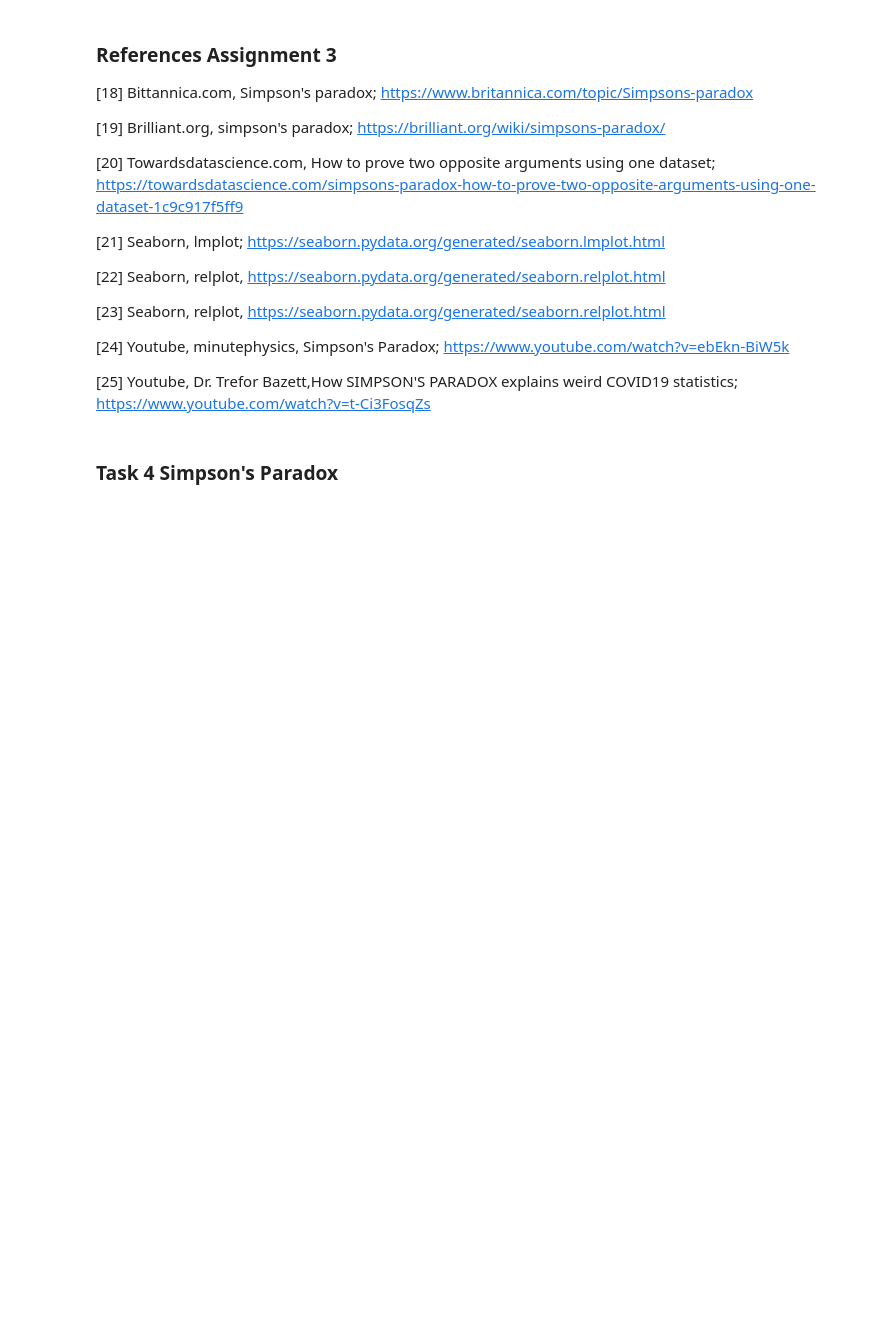
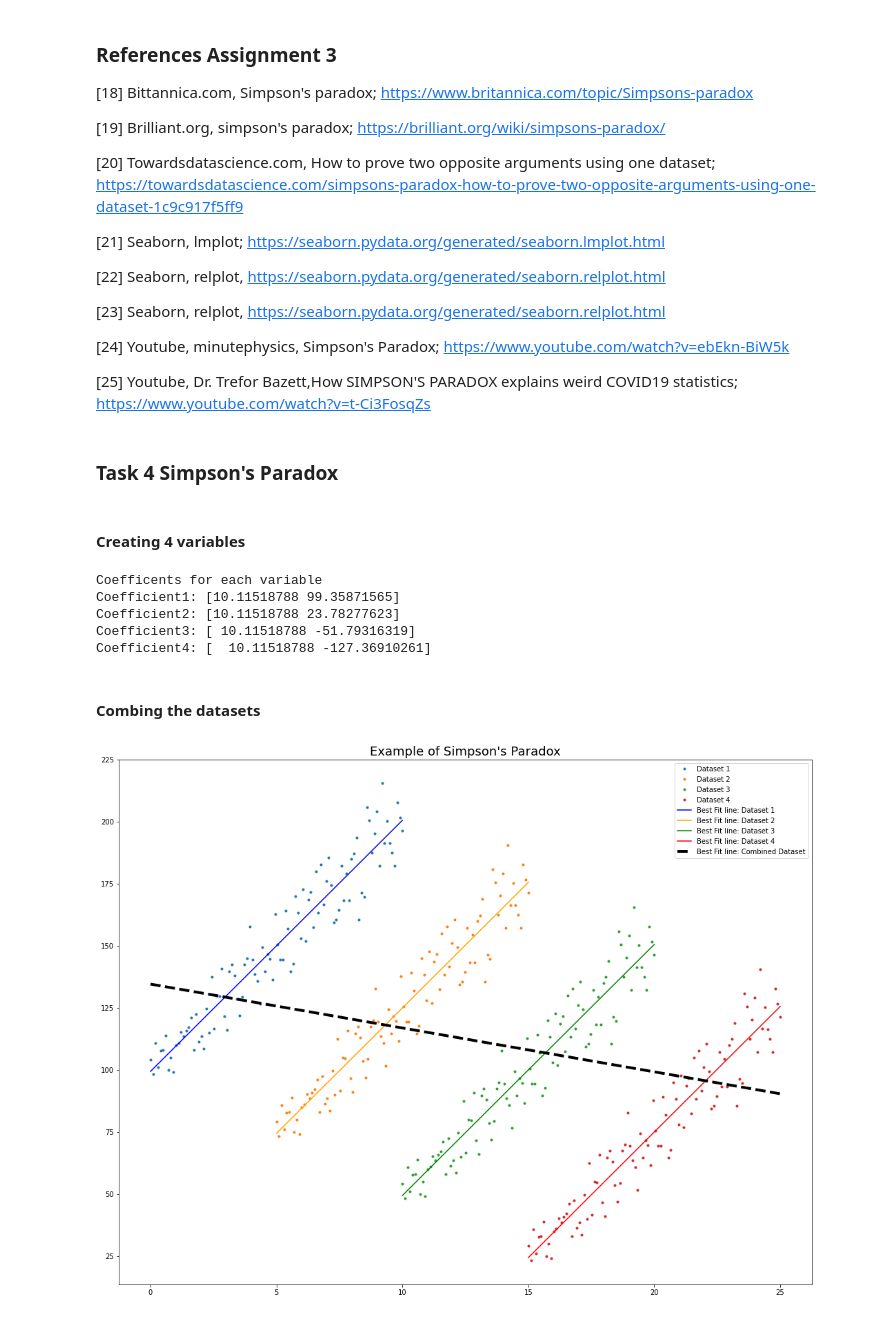
Before and after one commit to conor1982/FofDA_Tasks, a Jupyter notebook: Fundamentals of Data Analysis - Assignments .ipynb, the cells around one changed output. Cells and saved outputs as stored; diff of their text form; code cells hidden in the pictures; blank space fills up the shorter version.

```diff
--- a/Fundamentals of Data Analysis - Assignments .ipynb
+++ b/Fundamentals of Data Analysis - Assignments .ipynb
@@ -545,3 +545,72 @@ x , y pair to demonstrate the paradox.
 [25] Youtube, Dr. Trefor Bazett,How SIMPSON'S PARADOX explains weird COVID19 statistics; https://www.youtube.com/watch?v=t-Ci3FosqZs
 # %% [markdown]
 ### Task 4 Simpson's Paradox
+# %% [markdown]
+#### Creating 4 variables
+# %%
+#noise variable using normal distribution function
+#mean of 0
+#stdev of 10 for more noise
+noise = rng.normal(0,10,100)
+
+#numbers from 0 to 10 slit up into 100 segements
+x1 =  np.linspace(0.0,10.0,100)
+y1 = 10* x1 + 100+noise
+
+coeffs1 = np.polyfit(x1,y1,1)
+
+x2 =  np.linspace(5.0,15.0,100)
+y2 = 10* x1 + 75+noise
+
+coeffs2 = np.polyfit(x2,y2,1)
+
+x3 =  np.linspace(10.0,20.0,100)
+y3 = 10* x1 + 50+noise
+
+coeffs3 = np.polyfit(x3,y3,1)
+
+x4 =  np.linspace(15.0,25.0,100)
+y4 = 10* x1 + 25+noise
+
+coeffs4 = np.polyfit(x4,y4,1)
+
+print('Coefficents for each variable')
+print('Coefficient1:',coeffs1 )
+print('Coefficient2:',coeffs2 )
+print('Coefficient3:',coeffs3 )
+print('Coefficient4:',coeffs4 )
+# %% [output]
+Coefficents for each variable
+Coefficient1: [10.11518788 99.35871565]
+Coefficient2: [10.11518788 23.78277623]
+Coefficient3: [ 10.11518788 -51.79316319]
+Coefficient4: [  10.11518788 -127.36910261]
+# %% [markdown]
+#### Combing the datasets
+# %%
+#combines varaible
+#numpy concatenate function
+x= np.concatenate([x1,x2,x3,x4])
+y = np.concatenate([y1,y2,y3,y4])
+
+#coefficient of combined data
+combine_coeffs = np.polyfit(x,y,1)
+# %%
+#plotting scattered data
+plt.plot(x1,y1,'.',label='Dataset 1')
+plt.plot(x2,y2,'.',label='Dataset 2')
+plt.plot(x3,y3,'.',label='Dataset 3')
+plt.plot(x4,y4,'.',label='Dataset 4')
+
+#plotting coeffeicent values
+plt.plot(x1,coeffs1[0] *x1 + coeffs1[1],color='blue',label = 'Best Fit line: Dataset 1')
+plt.plot(x2,coeffs2[0] *x2 + coeffs2[1],color='orange',label = 'Best Fit line: Dataset 2')
+plt.plot(x3,coeffs3[0] *x3 + coeffs3[1],color='green',label = 'Best Fit line: Dataset 3')
+plt.plot(x4,coeffs4[0] *x4 + coeffs4[1],color='red', label = 'Best Fit line: Dataset 4')
+plt.plot(x,combine_coeffs[0] *x + combine_coeffs[1],'--',color='black',linewidth=4, label = 'Best Fit line: Combined Dataset')
+
+
+plt.title("Example of Simpson's Paradox",fontsize=18)
+plt.legend();
+# %% [output]
+[figure, added]
```
Also changed, not shown: parts of 5 cells of this notebook.
